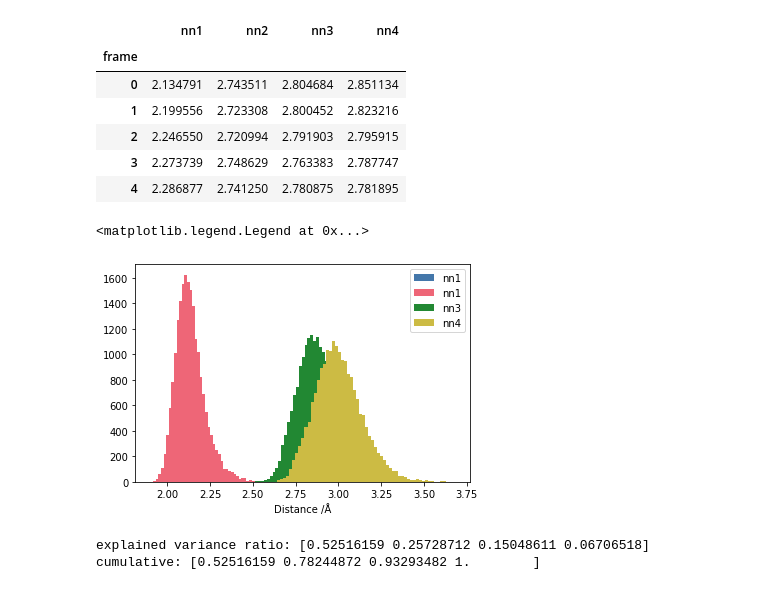
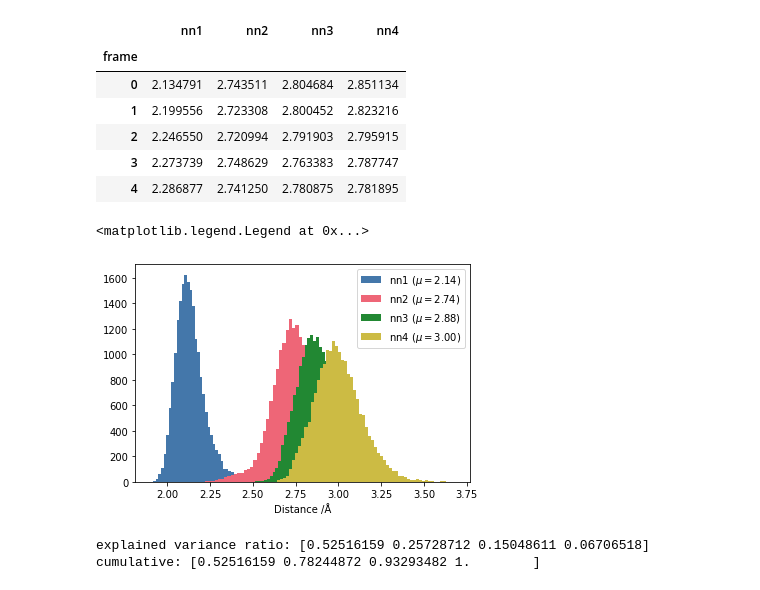
Before and after one commit to viktorsvahn/water, a Jupyter notebook: hydroxyl/OH_radical.ipynb, the cells around one changed output. Cells and saved outputs as stored; diff of their text form; code cells hidden in the pictures.

Commit message:
Fixed histogram bug

```diff
--- a/hydroxyl/OH_radical.ipynb
+++ b/hydroxyl/OH_radical.ipynb
@@ -317,18 +317,18 @@ nearest_df.head()
 # %%
 fig, ax = plt.subplots()
 
 nbins = 60
 
-ax.hist(nearest_df['nn1'], bins=nbins, label='nn1')
-ax.hist(nearest_df['nn1'], bins=nbins, label='nn1')
-ax.hist(nearest_df['nn3'], bins=nbins, label='nn3')
-ax.hist(nearest_df['nn4'], bins=nbins, label='nn4')
+ax.hist(nearest_df['nn1'], bins=nbins, label=f"nn1 ($\\mu={nearest_df['nn1'].mean():.2f}$)")
+ax.hist(nearest_df['nn2'], bins=nbins, label=f"nn2 ($\\mu={nearest_df['nn2'].mean():.2f}$)")
+ax.hist(nearest_df['nn3'], bins=nbins, label=f"nn3 ($\\mu={nearest_df['nn3'].mean():.2f}$)")
+ax.hist(nearest_df['nn4'], bins=nbins, label=f"nn4 ($\\mu={nearest_df['nn4'].mean():.2f}$)")
 
 ax.set_xlabel('Distance /Å')
 ax.legend()
 # %% [output]
 <matplotlib.legend.Legend at 0x...>
-[figure, old version]
+[figure, new version]
 # %%
 import numpy as np
 import pandas as pd
```
